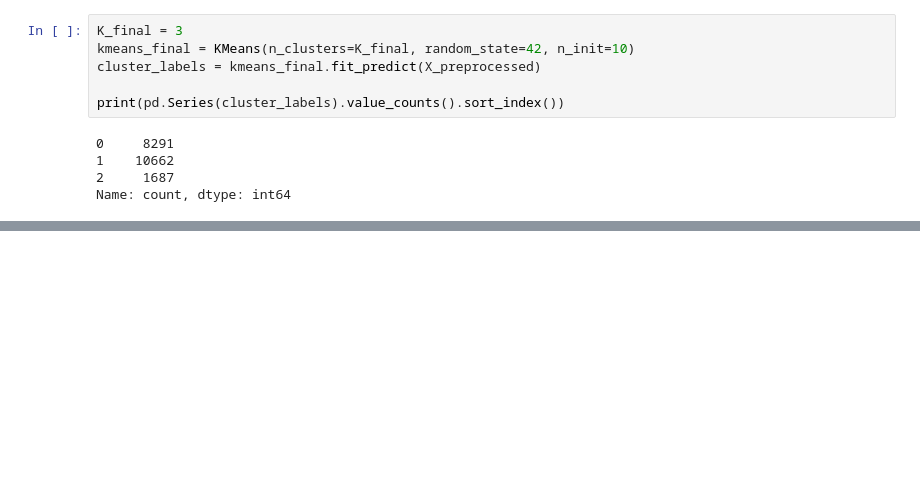
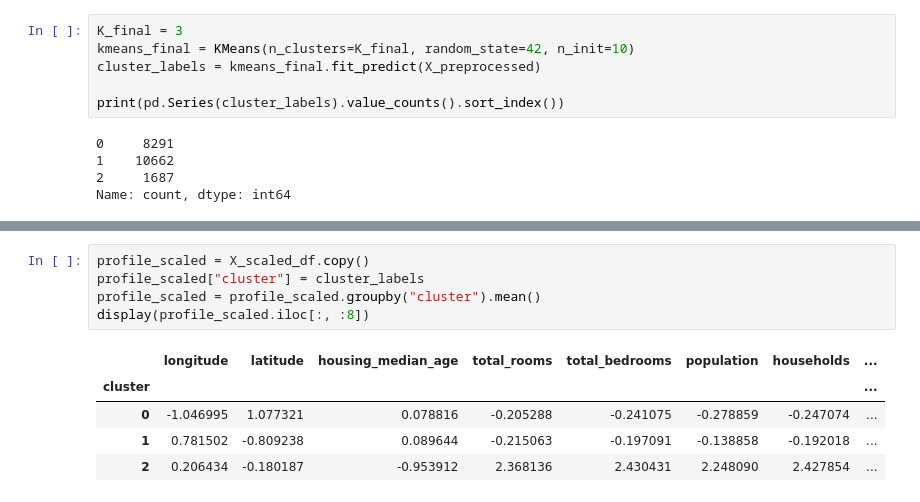
Before and after one commit to emanuelssonlinnea-rgb/ML_Individuell_Uppgift, a Jupyter notebook: ML_Uppgift1_Linnea.Emanuelsson.ipynb, the cells around one changed output, grey strips where cells are left out. Drawn from its saved outputs; the diff is of its cells as text; blank space fills up the shorter version.

```diff
--- a/ML_Uppgift1_Linnea.Emanuelsson.ipynb
+++ b/ML_Uppgift1_Linnea.Emanuelsson.ipynb
@@ -792,0 +809,11 @@ Name: count, dtype: int64
+# %%
+profile_scaled = X_scaled_df.copy()
+profile_scaled["cluster"] = cluster_labels
+profile_scaled = profile_scaled.groupby("cluster").mean()
+display(profile_scaled.iloc[:, :8])
+# %% [output]
+|  | longitude | latitude | housing_median_age | total_rooms | total_bedrooms | population | households | ... |
+| cluster |  |  |  |  |  |  |  | ... |
+| 0 | -1.046995 | 1.077321 | 0.078816 | -0.205288 | -0.241075 | -0.278859 | -0.247074 | ... |
+| 1 | 0.781502 | -0.809238 | 0.089644 | -0.215063 | -0.197091 | -0.138858 | -0.192018 | ... |
+| 2 | 0.206434 | -0.180187 | -0.953912 | 2.368136 | 2.430431 | 2.248090 | 2.427854 | ... |
```
Also changed, not shown: parts of 1 cell of this notebook.
